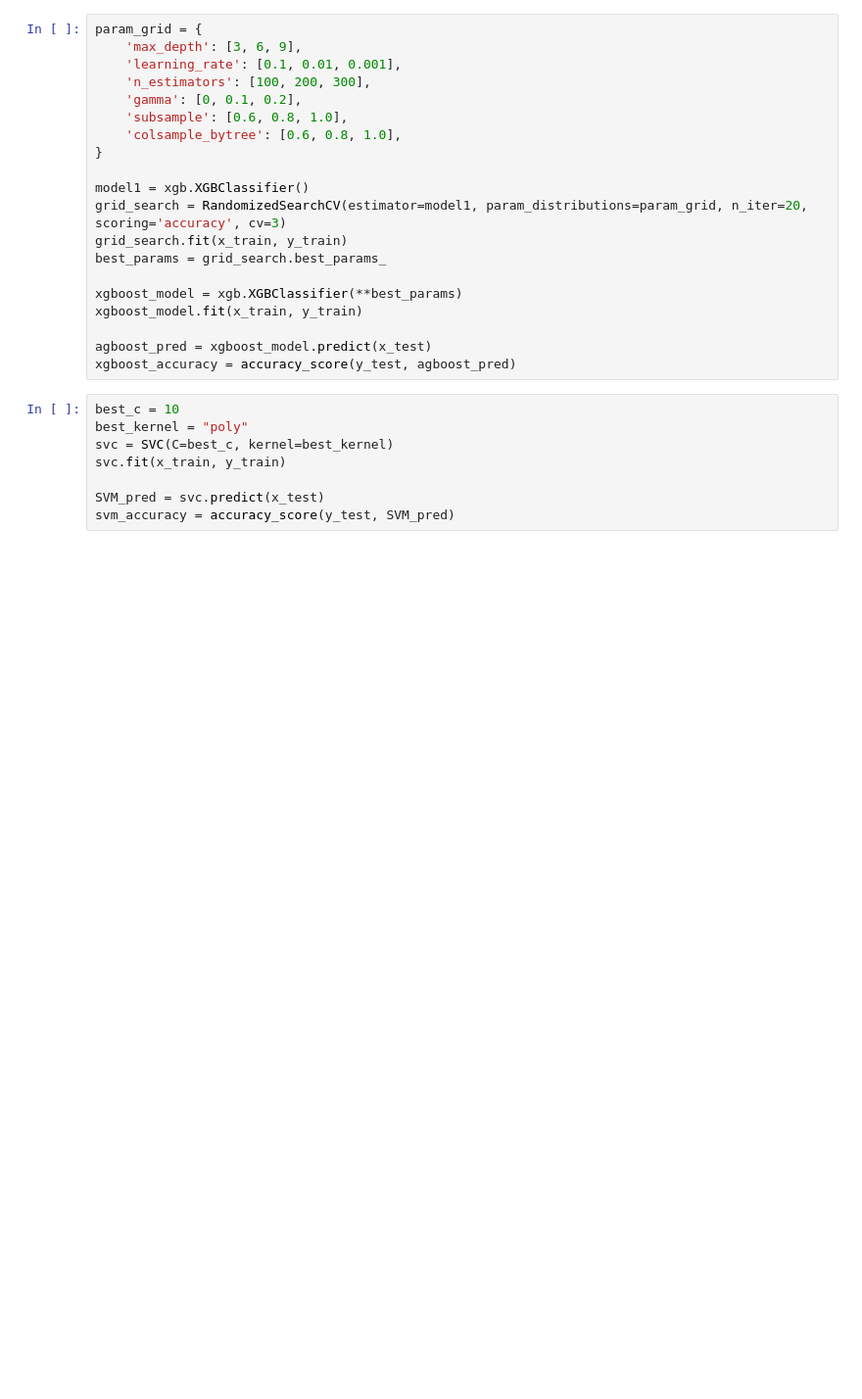
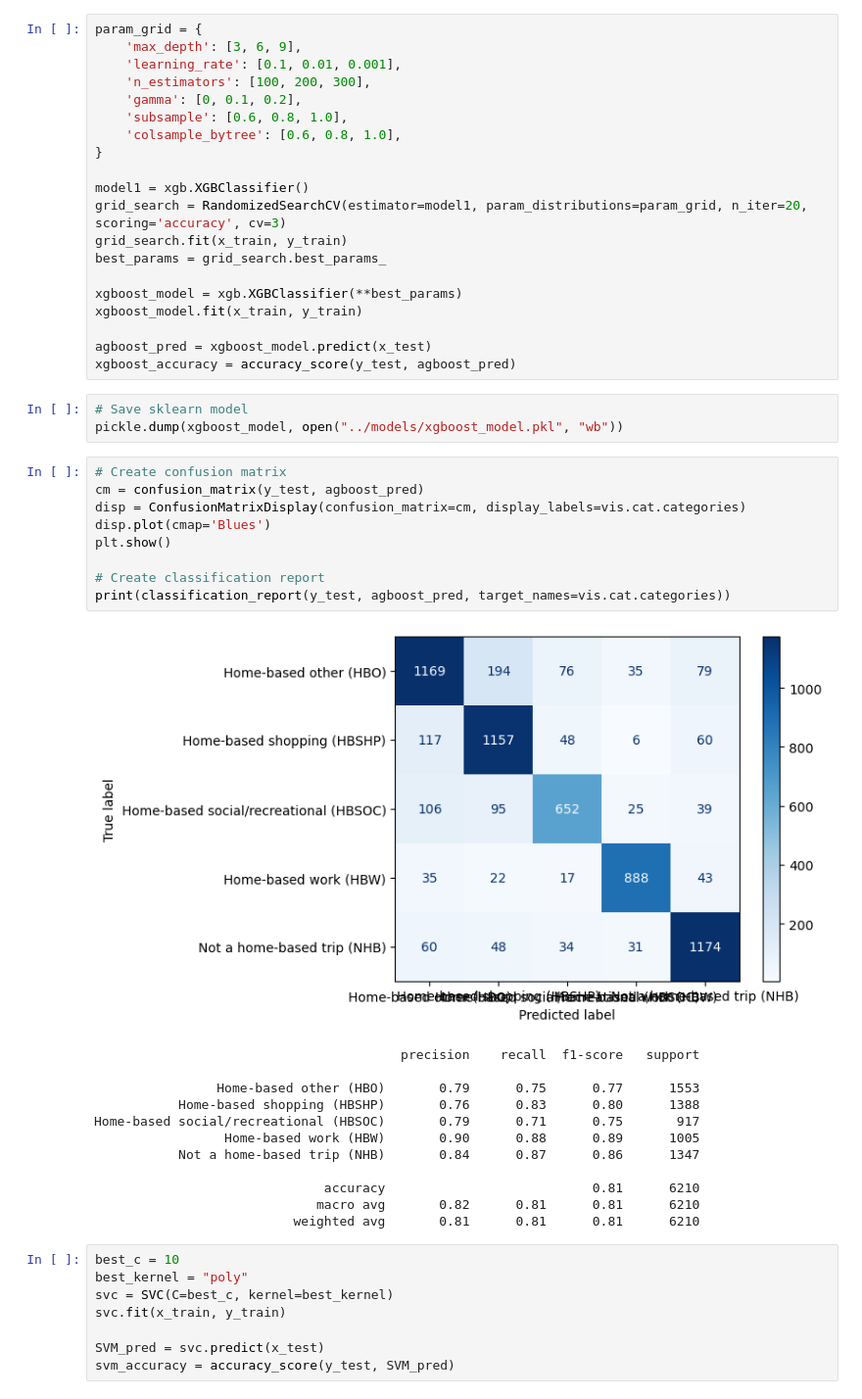
Before and after one commit to mfgeary/dsan5300-project, a Jupyter notebook: code/AUC_All_Models.ipynb, the cells around one changed output. Shown at 98% size. Saved outputs shown, nothing was run; the diff lists cells and outputs as text; blank space fills up the shorter version.

```diff
--- a/code/AUC_All_Models.ipynb
+++ b/code/AUC_All_Models.ipynb
@@ -130,6 +182,31 @@ xgboost_model.fit(x_train, y_train)
 
 agboost_pred = xgboost_model.predict(x_test)
 xgboost_accuracy = accuracy_score(y_test, agboost_pred)
+# %%
+# Save sklearn model
+pickle.dump(xgboost_model, open("../models/xgboost_model.pkl", "wb"))
+# %%
+# Create confusion matrix
+cm = confusion_matrix(y_test, agboost_pred)
+disp = ConfusionMatrixDisplay(confusion_matrix=cm, display_labels=vis.cat.categories)
+disp.plot(cmap='Blues')
+plt.show()
+
+# Create classification report
+print(classification_report(y_test, agboost_pred, target_names=vis.cat.categories))
+# %% [output]
+[figure, added]
+                                        precision    recall  f1-score   support
+
+                Home-based other (HBO)       0.79      0.75      0.77      1553
+           Home-based shopping (HBSHP)       0.76      0.83      0.80      1388
+Home-based social/recreational (HBSOC)       0.79      0.71      0.75       917
+                 Home-based work (HBW)       0.90      0.88      0.89      1005
+           Not a home-based trip (NHB)       0.84      0.87      0.86      1347
+
+                              accuracy                           0.81      6210
+                             macro avg       0.82      0.81      0.81      6210
+                          weighted avg       0.81      0.81      0.81      6210
 # %%
 best_c = 10
 best_kernel = "poly"
```
Also changed, not shown: parts of 12 cells of this notebook, 15 other files.
